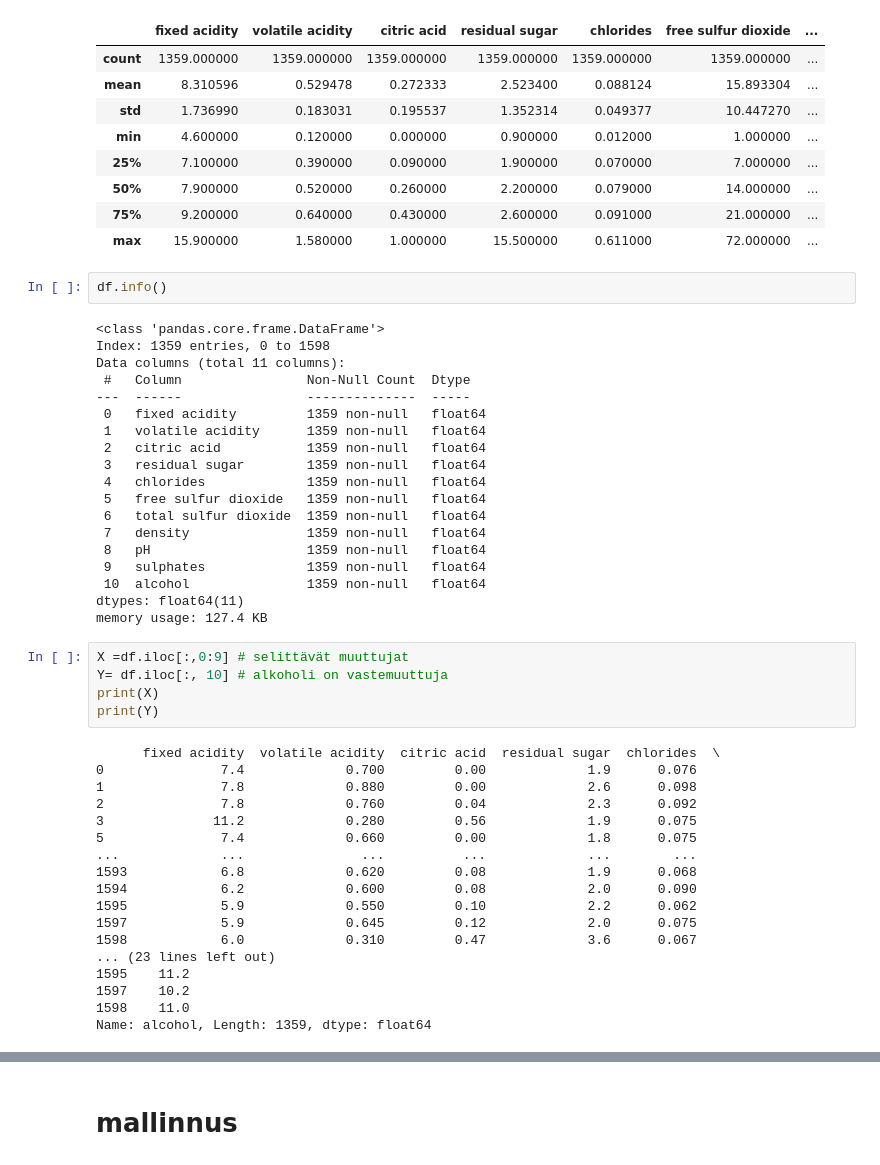
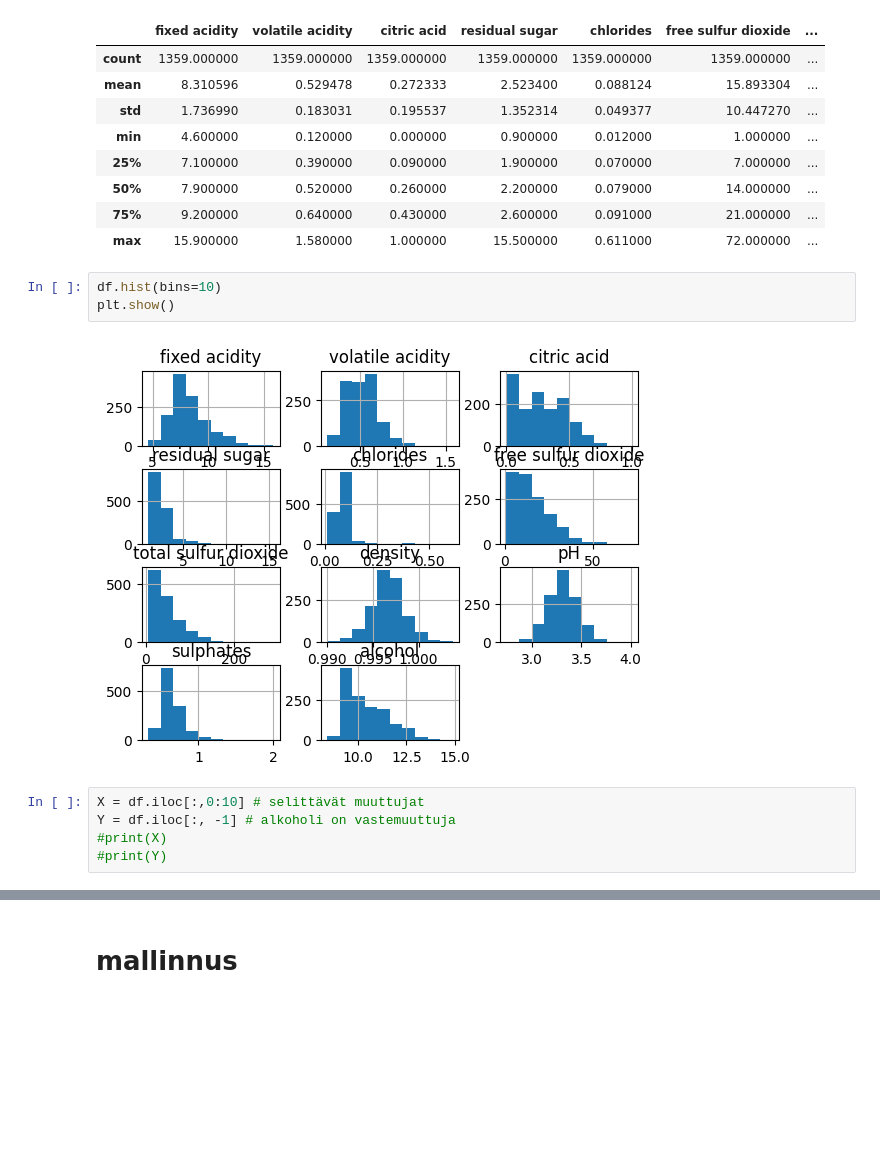
Before and after one commit to juskui/linereg, a Jupyter notebook: wine_linreg.ipynb, the cells around one changed output, grey strips where cells are left out. Saved outputs shown, nothing was run; the diff lists cells and outputs as text; blank space fills up the shorter version.

```diff
--- a/wine_linreg.ipynb
+++ b/wine_linreg.ipynb
@@ -36,50 +27,16 @@ df.describe()
 | 50% | 7.900000 | 0.520000 | 0.260000 | 2.200000 | 0.079000 | 14.000000 | ... |
 | 75% | 9.200000 | 0.640000 | 0.430000 | 2.600000 | 0.091000 | 21.000000 | ... |
 | max | 15.900000 | 1.580000 | 1.000000 | 15.500000 | 0.611000 | 72.000000 | ... |
-# %%
-df.info()
-# %% [output]
-<class 'pandas.core.frame.DataFrame'>
-Index: 1359 entries, 0 to 1598
-Data columns (total 11 columns):
- #   Column                Non-Null Count  Dtype
----  ------                --------------  -----
- 0   fixed acidity         1359 non-null   float64
- 1   volatile acidity      1359 non-null   float64
- 2   citric acid           1359 non-null   float64
- 3   residual sugar        1359 non-null   float64
- 4   chlorides             1359 non-null   float64
- 5   free sulfur dioxide   1359 non-null   float64
- 6   total sulfur dioxide  1359 non-null   float64
- 7   density               1359 non-null   float64
- 8   pH                    1359 non-null   float64
- 9   sulphates             1359 non-null   float64
- 10  alcohol               1359 non-null   float64
-dtypes: float64(11)
-memory usage: 127.4 KB
+# %%
+df.hist(bins=10)
+plt.show()
+# %% [output]
+[figure, added]
 # %%
-X =df.iloc[:,0:9] # selittävät muuttujat
-Y= df.iloc[:, 10] # alkoholi on vastemuuttuja
-print(X)
-print(Y)
+X = df.iloc[:,0:10] # selittävät muuttujat
+Y = df.iloc[:, -1] # alkoholi on vastemuuttuja
+#print(X)
+#print(Y)
-# %% [output]
-      fixed acidity  volatile acidity  citric acid  residual sugar  chlorides  \
-0               7.4             0.700         0.00             1.9      0.076
-1               7.8             0.880         0.00             2.6      0.098
-2               7.8             0.760         0.04             2.3      0.092
-3              11.2             0.280         0.56             1.9      0.075
-5               7.4             0.660         0.00             1.8      0.075
-...             ...               ...          ...             ...        ...
-1593            6.8             0.620         0.08             1.9      0.068
-1594            6.2             0.600         0.08             2.0      0.090
-1595            5.9             0.550         0.10             2.2      0.062
-1597            5.9             0.645         0.12             2.0      0.075
-1598            6.0             0.310         0.47             3.6      0.067
-... (23 lines left out)
-1595    11.2
-1597    10.2
-1598    11.0
-Name: alcohol, Length: 1359, dtype: float64
 # %%
 # jaetaan data testi- ja opetusdataan
 from sklearn.model_selection import train_test_split
```
Also changed, not shown: parts of 13 cells of this notebook, 1 other file.
